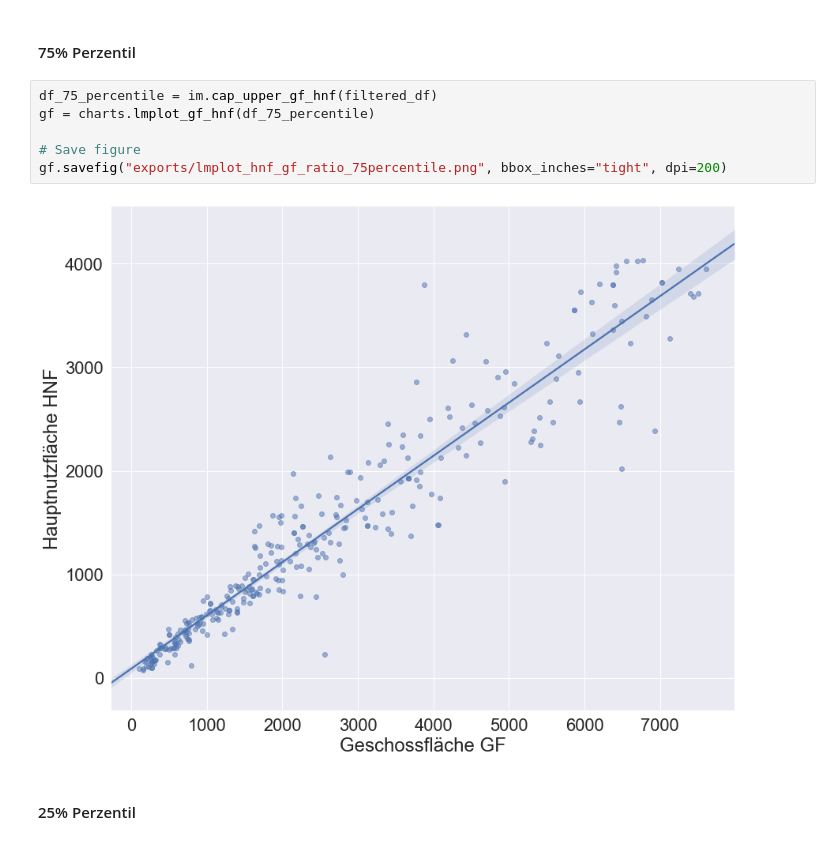
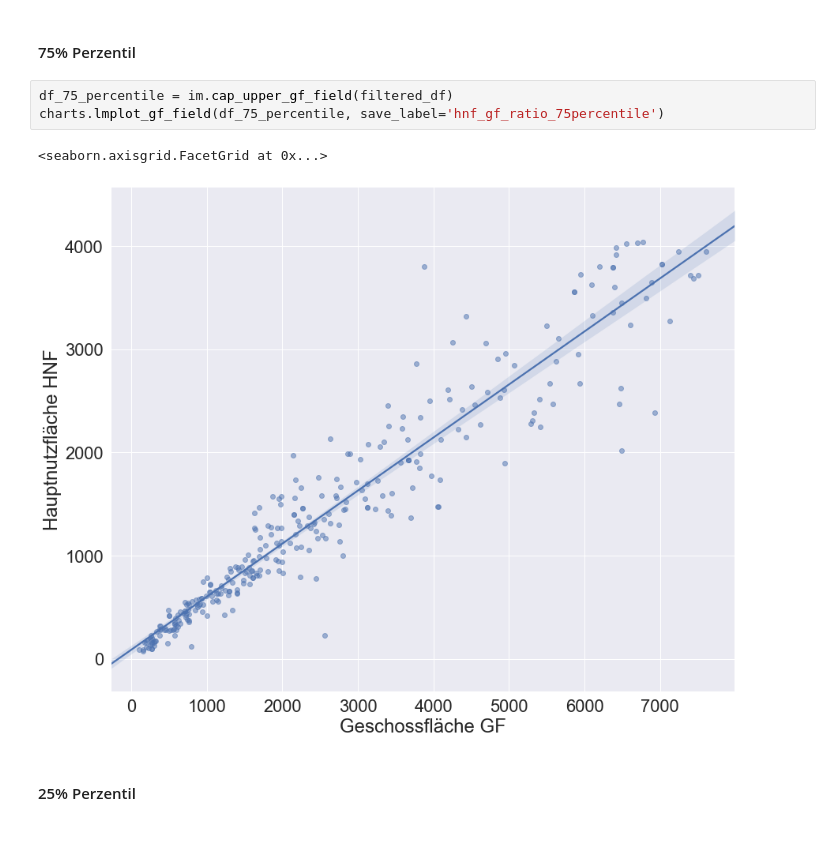
Before and after one commit to FHNW-RW/ip5-metriken-bauwesen, a Jupyter notebook: src/analysis/hnf_gf.ipynb, the cells around one changed output. Drawn from its saved outputs; the diff is of its cells as text.

```diff
--- a/src/analysis/hnf_gf.ipynb
+++ b/src/analysis/hnf_gf.ipynb
@@ -56,13 +53,11 @@ charts.regplot_gf_hnf(filtered_df, logscale=True)
 [figure]
 # %% [markdown]
 #### 75% Perzentil
-# %%
-df_75_percentile = im.cap_upper_gf_hnf(filtered_df)
-gf = charts.lmplot_gf_hnf(df_75_percentile)
-
-# Save figure
-gf.savefig("exports/lmplot_hnf_gf_ratio_75percentile.png", bbox_inches="tight", dpi=200)
-# %% [output]
-[figure, removed]
+# %%
+df_75_percentile = im.cap_upper_gf_field(filtered_df)
+charts.lmplot_gf_field(df_75_percentile, save_label='hnf_gf_ratio_75percentile')
+# %% [output]
+<seaborn.axisgrid.FacetGrid at 0x...>
+[figure, added]
 # %% [markdown]
 #### 25% Perzentil
```
Also changed, not shown: parts of 19 cells of this notebook, 3 other files.
